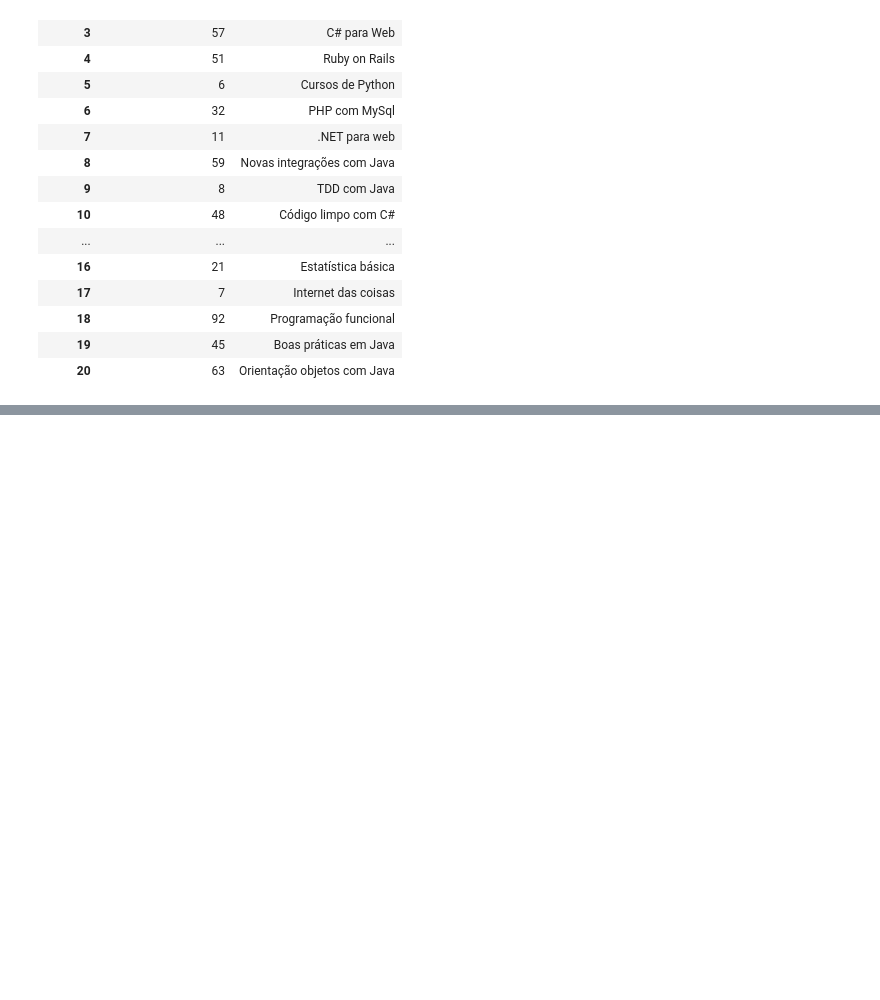
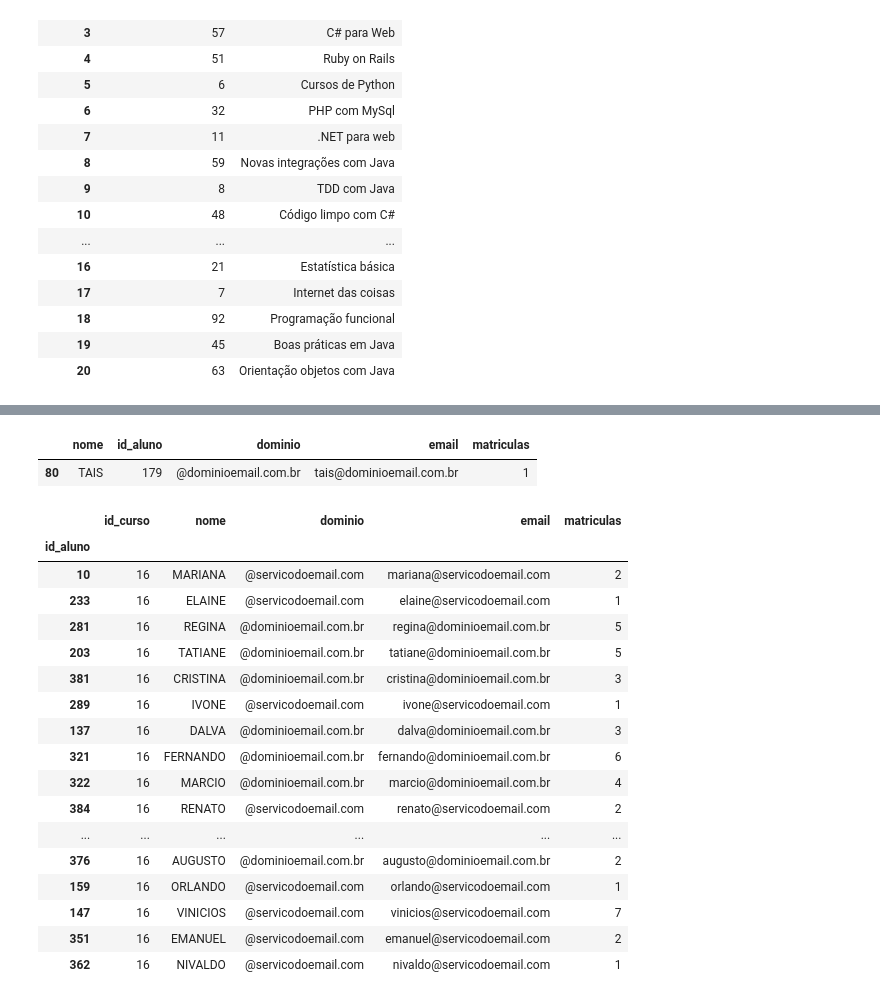
Before and after one commit to Cesarso/Python-para-DataScience, a Jupyter notebook: Pandas_IO.ipynb, the cells around one changed output, grey strips where cells are left out. Saved outputs shown, nothing was run; the diff lists cells and outputs as text; code cells hidden in the pictures; blank space fills up the shorter version.

```diff
--- a/Pandas_IO.ipynb
+++ b/Pandas_IO.ipynb
@@ -398,0 +479,4 @@ matriculas_por_curso.head()
+# %%
+id_curso = 16
+proxima_turma = matriculas.query("id_curso == {}".format(id_curso))
+proxima_turma
@@ -398,0 +503,26 @@ matriculas_por_curso.head()
+# %%
+nomes.sample()
+# %% [output]
+|  | nome | id_aluno | dominio | email | matriculas |
+| 80 | TAIS | 179 | @dominioemail.com.br | tais@dominioemail.com.br | 1 |
+# %%
+proxima_turma.set_index('id_aluno').join(nomes.set_index('id_aluno'))
+# %% [output]
+|  | id_curso | nome | dominio | email | matriculas |
+| id_aluno |  |  |  |  |  |
+| 10 | 16 | MARIANA | @servicodoemail.com | mariana@servicodoemail.com | 2 |
+| 233 | 16 | ELAINE | @servicodoemail.com | elaine@servicodoemail.com | 1 |
+| 281 | 16 | REGINA | @dominioemail.com.br | regina@dominioemail.com.br | 5 |
+| 203 | 16 | TATIANE | @dominioemail.com.br | tatiane@dominioemail.com.br | 5 |
+| 381 | 16 | CRISTINA | @dominioemail.com.br | cristina@dominioemail.com.br | 3 |
+| 289 | 16 | IVONE | @servicodoemail.com | ivone@servicodoemail.com | 1 |
+| 137 | 16 | DALVA | @dominioemail.com.br | dalva@dominioemail.com.br | 3 |
+| 321 | 16 | FERNANDO | @dominioemail.com.br | fernando@dominioemail.com.br | 6 |
+| 322 | 16 | MARCIO | @dominioemail.com.br | marcio@dominioemail.com.br | 4 |
+| 384 | 16 | RENATO | @servicodoemail.com | renato@servicodoemail.com | 2 |
+| ... | ... | ... | ... | ... | ... |
+| 376 | 16 | AUGUSTO | @dominioemail.com.br | augusto@dominioemail.com.br | 2 |
+| 159 | 16 | ORLANDO | @servicodoemail.com | orlando@servicodoemail.com | 1 |
+| 147 | 16 | VINICIOS | @servicodoemail.com | vinicios@servicodoemail.com | 7 |
+| 351 | 16 | EMANUEL | @servicodoemail.com | emanuel@servicodoemail.com | 2 |
+| 362 | 16 | NIVALDO | @servicodoemail.com | nivaldo@servicodoemail.com | 1 |
```
Also changed, not shown: parts of 54 cells of this notebook.
